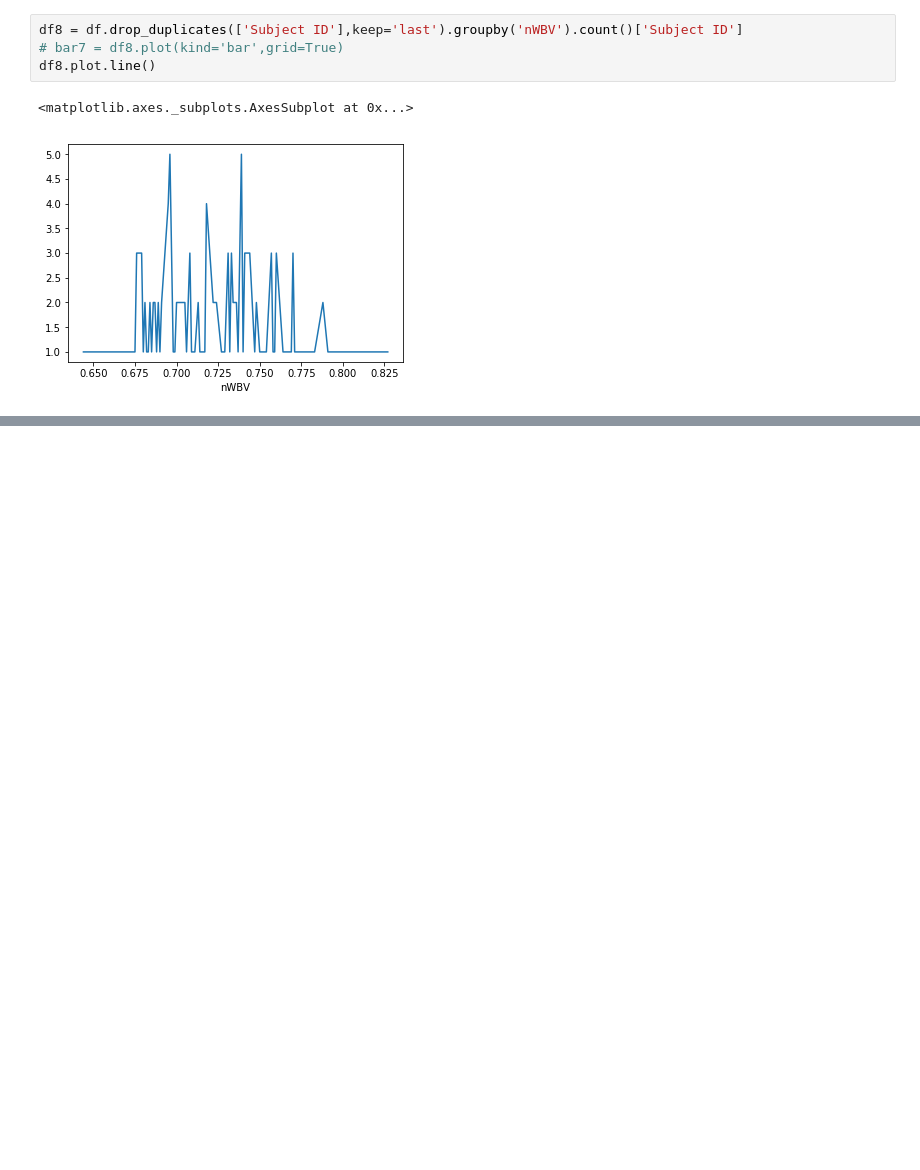
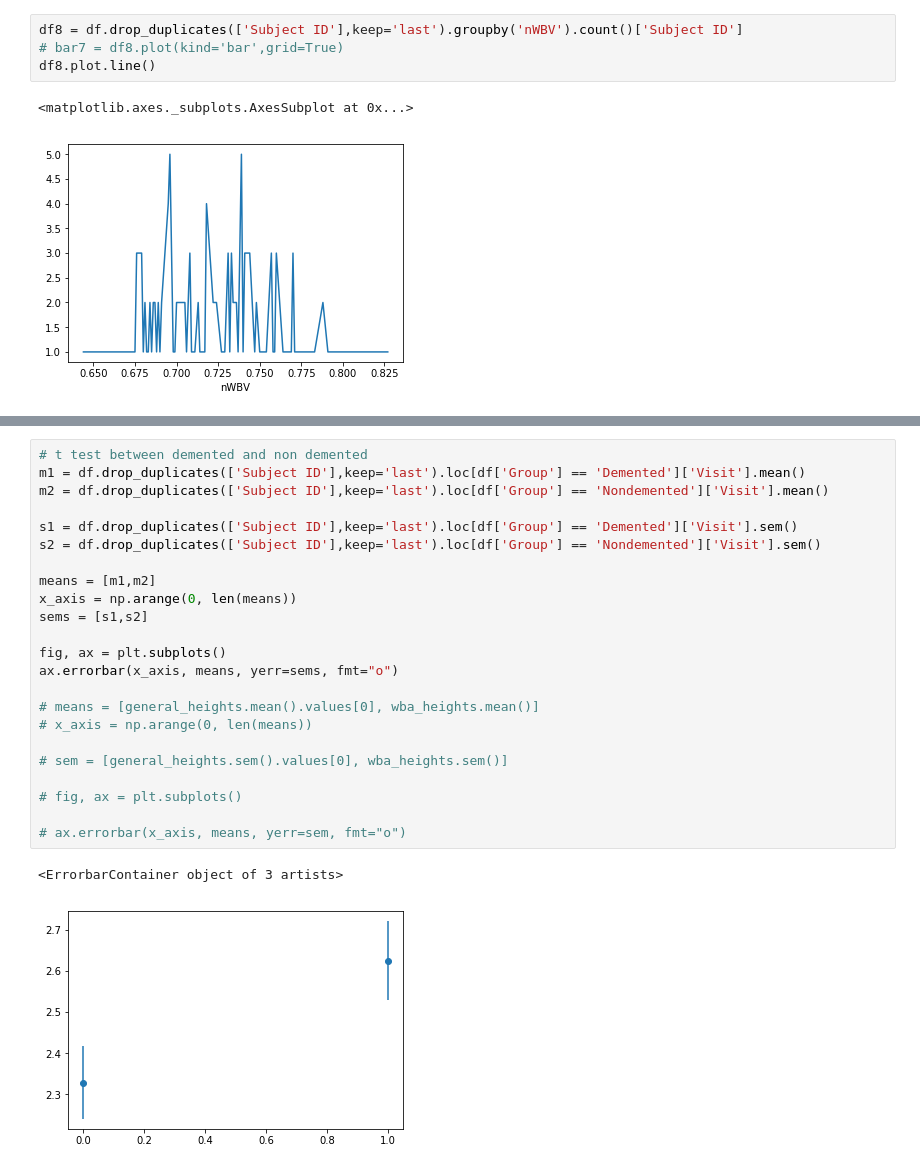
Before and after one commit to madhavi-r/Mashya_repo, a Jupyter notebook: Yamini's Work.ipynb, the cells around one changed output, grey strips where cells are left out. Saved outputs shown, nothing was run; the diff lists cells and outputs as text; blank space fills up the shorter version.

```diff
--- a/Yamini's Work.ipynb
+++ b/Yamini's Work.ipynb
@@ -172,0 +233,26 @@ df8.plot.line()
+# %%
+# t test between demented and non demented
+m1 = df.drop_duplicates(['Subject ID'],keep='last').loc[df['Group'] == 'Demented']['Visit'].mean()
+m2 = df.drop_duplicates(['Subject ID'],keep='last').loc[df['Group'] == 'Nondemented']['Visit'].mean()
+
+s1 = df.drop_duplicates(['Subject ID'],keep='last').loc[df['Group'] == 'Demented']['Visit'].sem()
+s2 = df.drop_duplicates(['Subject ID'],keep='last').loc[df['Group'] == 'Nondemented']['Visit'].sem()
+
+means = [m1,m2]
+x_axis = np.arange(0, len(means))
+sems = [s1,s2]
+
+fig, ax = plt.subplots()
+ax.errorbar(x_axis, means, yerr=sems, fmt="o")
+
+# means = [general_heights.mean().values[0], wba_heights.mean()]
+# x_axis = np.arange(0, len(means))
+
+# sem = [general_heights.sem().values[0], wba_heights.sem()]
+
+# fig, ax = plt.subplots()
+
+# ax.errorbar(x_axis, means, yerr=sem, fmt="o")
+# %% [output]
+<ErrorbarContainer object of 3 artists>
+[figure, added]
```
Also changed, not shown: parts of 11 cells of this notebook.
